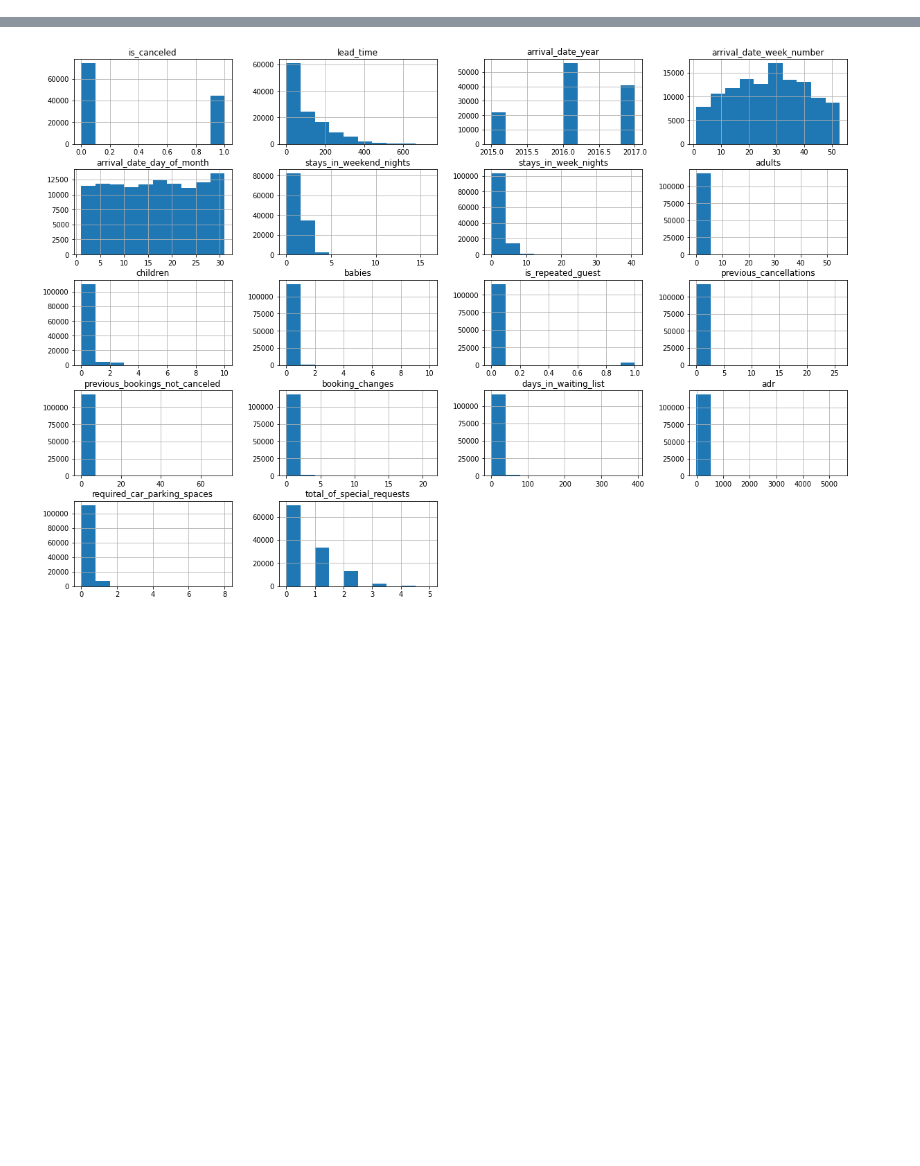
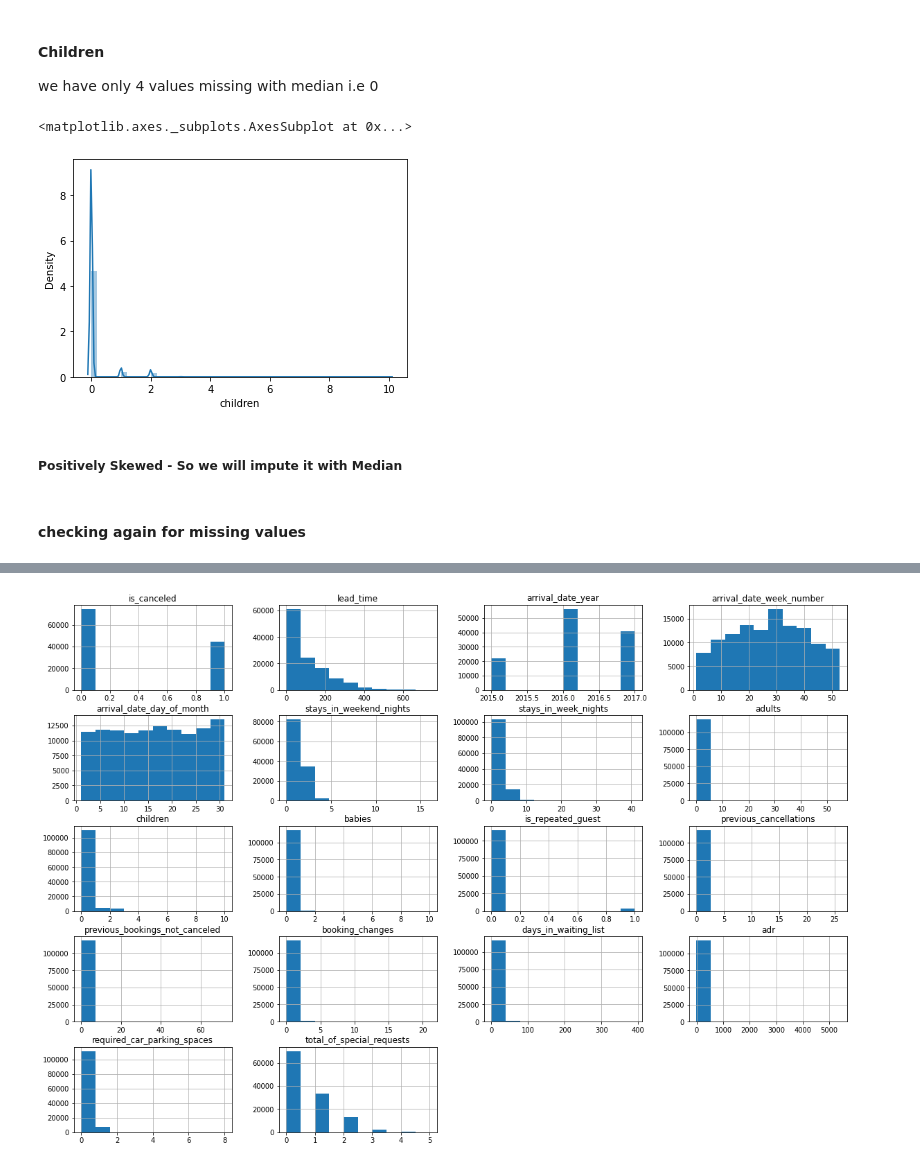
Before and after one commit to Deven876/Capstone-1-Hotel-Booking-Analysis, a Jupyter notebook: Capstone_Project_1_Hotel_Booking_Analysis.ipynb, the cells around one changed output, grey strips where cells are left out. Cells and saved outputs as stored; diff of their text form; code cells hidden in the pictures; blank space fills up the shorter version.

```diff
--- a/Capstone_Project_1_Hotel_Booking_Analysis.ipynb
+++ b/Capstone_Project_1_Hotel_Booking_Analysis.ipynb
@@ -192,0 +212,3 @@ data.describe()
+# %%
+# replacing missing values with median
+data['agent'].fillna(data['agent'].median(),inplace=True)
@@ -192,0 +223,10 @@ data.describe()
+# %% [markdown]
+#### Children
+ we have only 4 values missing with median i.e 0
+# %%
+sns.distplot(data['children'])
+# %% [output]
+<matplotlib.axes._subplots.AxesSubplot at 0x...>
+[figure, added]
+# %% [markdown]
+##### Positively Skewed - So we will impute it with Median
@@ -193,3 +236,5 @@ data.describe()
+# %% [markdown]
+#### checking again for missing values
 # %%
 data.isnull().sum()
 # %% [output]
```
Also changed, not shown: parts of 51 cells of this notebook.
